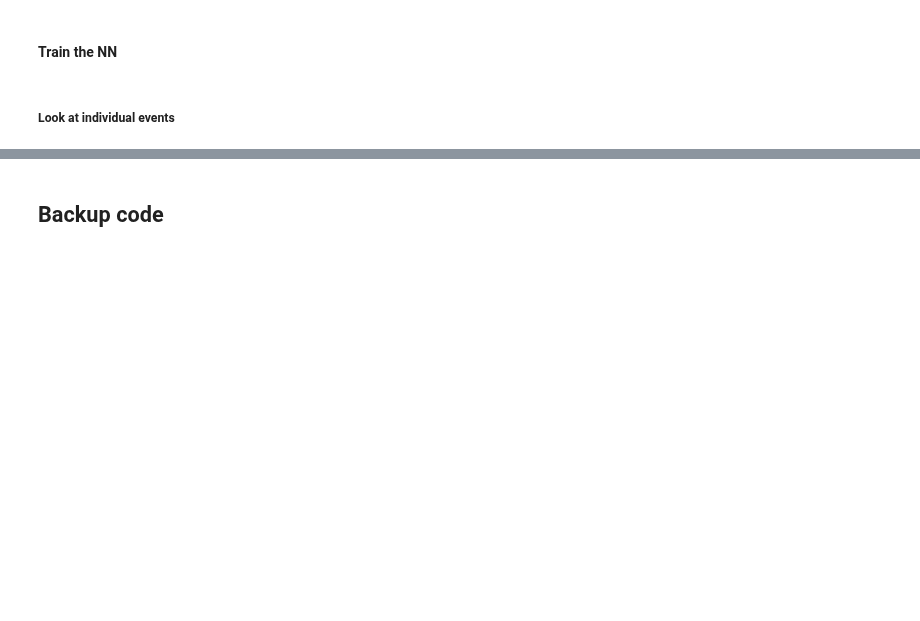
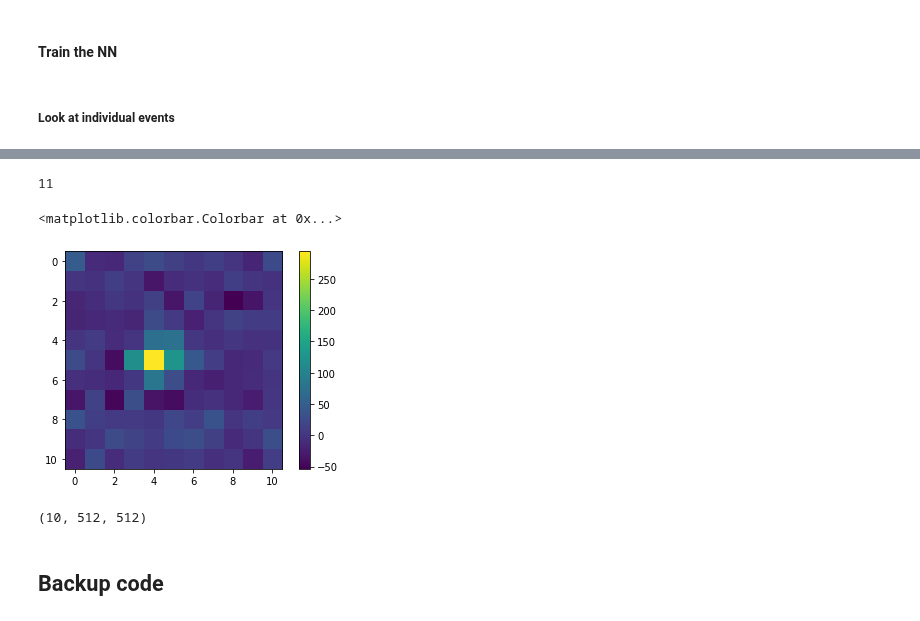
Before and after one commit to jerenner/emsim, a Jupyter notebook: notebooks/emsim_dataproc.ipynb, the cells around one changed output, grey strips where cells are left out. Saved outputs shown, nothing was run; the diff lists cells and outputs as text; code cells hidden in the pictures; blank space fills up the shorter version.

```diff
--- a/notebooks/emsim_dataproc.ipynb
+++ b/notebooks/emsim_dataproc.ipynb
@@ -597,2 +677,16 @@ COMPARE LOSS
+# %%
+len(subimg)
+# %% [output]
+11
+# %%
+plt.imshow(subimg)
+plt.colorbar()
+# %% [output]
+<matplotlib.colorbar.Colorbar at 0x...>
+[figure, added]
+# %%
+imgs.shape
+# %% [output]
+(10, 512, 512)
 # %% [markdown]
 ## Backup code
```
Also changed, not shown: parts of 4 cells of this notebook.
